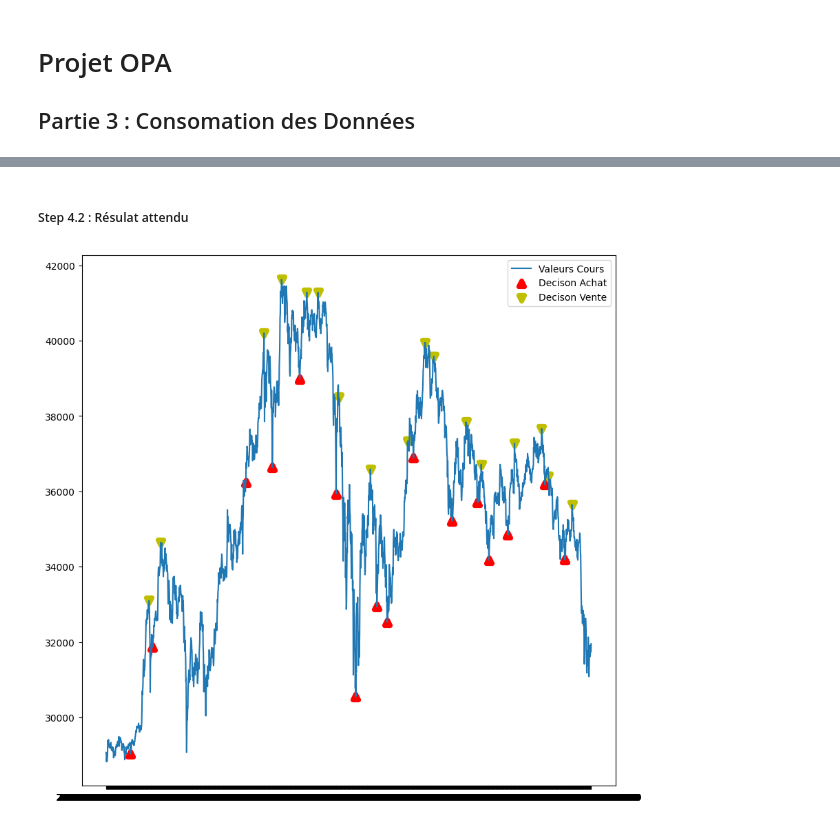
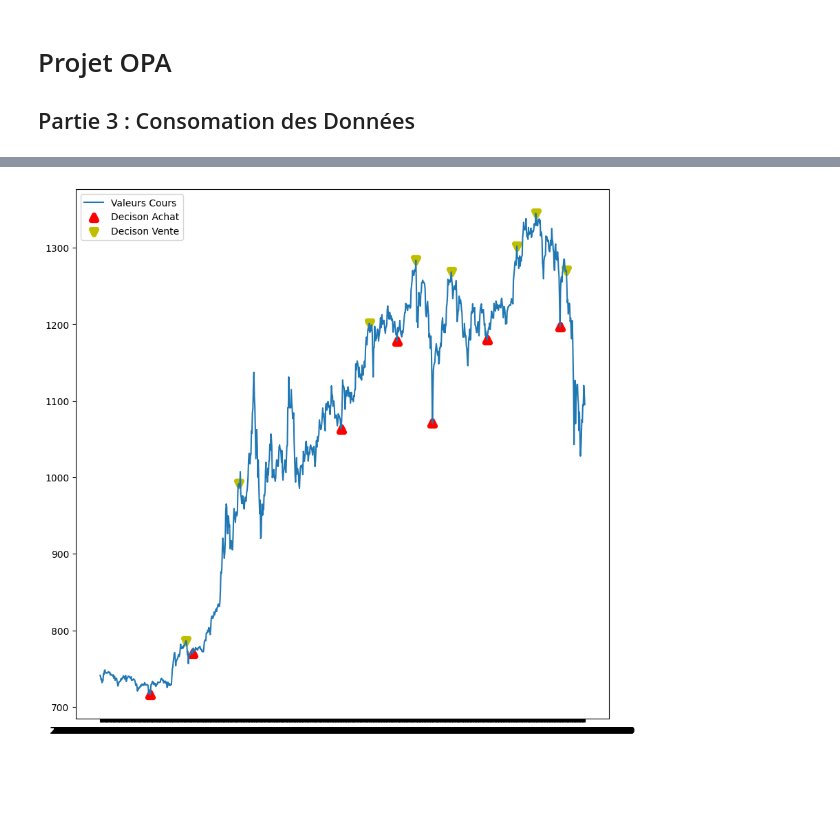
Before and after one commit to Arnoldyoussa/Projet_OPA, a Jupyter notebook: Conso_Data_Binance.ipynb, the cells around one changed output, grey strips where cells are left out. Cells and saved outputs as stored; diff of their text form; code cells hidden in the pictures; blank space fills up the shorter version.

```diff
--- a/Conso_Data_Binance.ipynb
+++ b/Conso_Data_Binance.ipynb
@@ -125,0 +101,17 @@ Index(['IND_STOCH_RSI', 'IND_RSI', 'IND_TRIX'], dtype='object')
+# %%
+sqlscript_Test = """select datetime(A.id_temps/1000,'unixepoch'),
+    VALEUR_COURS,
+    VALEUR_COURS * B_A.IND_DEC,
+    VALEUR_COURS * B_V.IND_DEC,
+    A.ID_SIT_CRS_HIS,
+    IND_STOCH_RSI,
+    IND_RSI,
+    IND_TRIX,
+    B_A.IND_DEC,
+    B_V.IND_DEC
+    from FAIT_SIT_COURS_HIST A
+    inner join FAIT_DEC_ML_CLASS B_A ON (B_A.ID_SIT_CRS_HIS = A.ID_SIT_CRS_HIS and B_A.ID_MLCLAS = 3)
+    inner join FAIT_DEC_ML_CLASS B_V ON (B_V.ID_SIT_CRS_HIS = A.ID_SIT_CRS_HIS and B_V.ID_MLCLAS = 4)
+    inner join DIM_TEMPS C ON (C.ID_TEMPS = A.ID_TEMPS)
+    where IND_STOCH_RSI is not null and IND_RSI is not null and IND_TRIX is not null and C.ANNEE = '2021'
+    limit ?; """
@@ -158,20 +132,0 @@ print(MlClass_V.score(X_test, y_test))
-# %%
-sqlscript_Test = """select datetime(A.id_temps/1000,'unixepoch'),
-    VALEUR_COURS,
-    VALEUR_COURS * B_A.IND_DEC,
-    VALEUR_COURS * B_V.IND_DEC,
-    IND_SMA_20,
-    IND_SMA_30,
-    IND_QUOTEVOLUME,
-    IND_CHANGEPERCENT,
-    IND_STOCH_RSI,
-    IND_RSI,
-    IND_TRIX,
-    B_A.IND_DEC,
-    B_V.IND_DEC
-    from FAIT_SIT_COURS_HIST A
-    inner join FAIT_DEC_ML_CLASS B_A ON (B_A.ID_SIT_CRS_HIS = A.ID_SIT_CRS_HIS and B_A.ID_MLCLAS = 3)
-    inner join FAIT_DEC_ML_CLASS B_V ON (B_V.ID_SIT_CRS_HIS = A.ID_SIT_CRS_HIS and B_V.ID_MLCLAS = 4)
-    inner join DIM_TEMPS C ON (C.ID_TEMPS = A.ID_TEMPS)
-    where IND_SMA_30 is not null and C.ANNEE = '2021'
-    limit ?; """
@@ -192,8 +133,6 @@ AffichageGraphe(df_test, 2000)
-# %% [markdown]
-##### Step 4.2 : Résulat attendu
 # %%
 # Prévision Rélle attendue sur les 2000 premiers cours
 df_reel = CreateDataFrame(sqlscript_Test)
-AffichageGraphe(df_reel,2000)
+AffichageGraphe(df_reel,1000)
 # %% [output]
-[figure, old version]
+[figure, new version]
```
Also changed, not shown: parts of 22 cells of this notebook, 7 other files.
